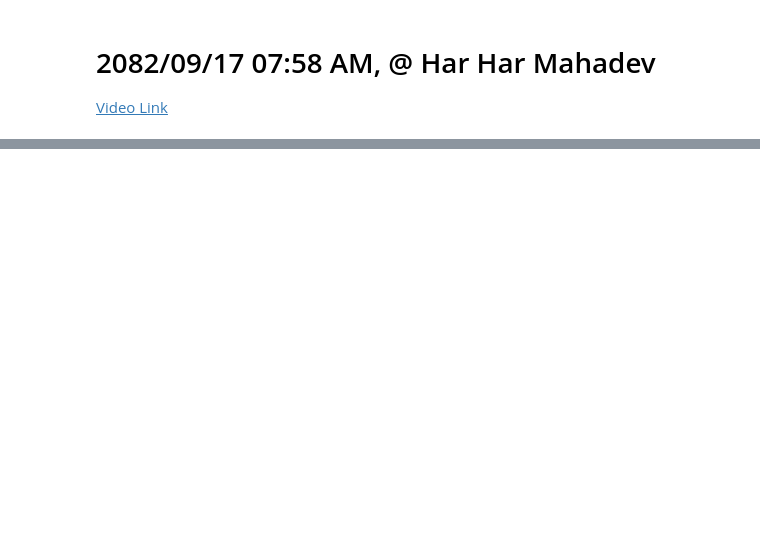
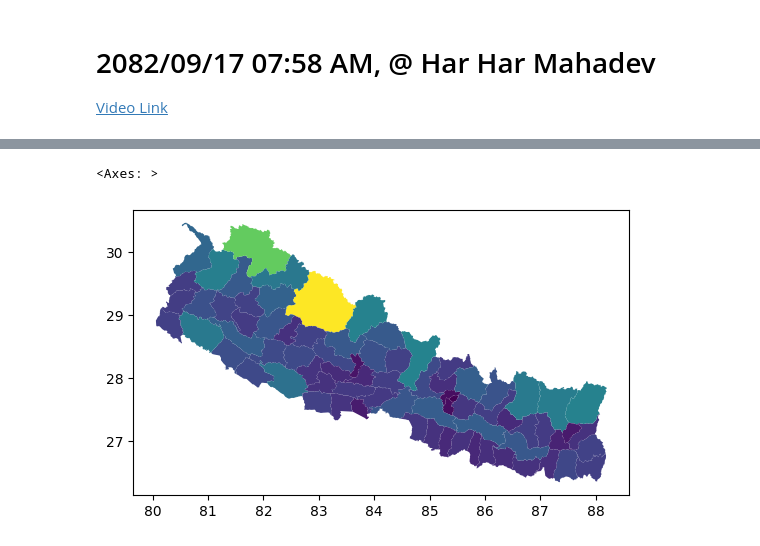
Before and after one commit to BimalGhimire38/Extra_Python_Stuffs, a Jupyter notebook: 01_Creating_Maps_with_Geopandas.ipynb, the cells around one changed output, grey strips where cells are left out. Cells and saved outputs as stored; diff of their text form; code cells hidden in the pictures; blank space fills up the shorter version.

```diff
--- a/01_Creating_Maps_with_Geopandas.ipynb
+++ b/01_Creating_Maps_with_Geopandas.ipynb
@@ -35,0 +43,5 @@ gdf.head()
+# %%
+gdf.plot('Shape_Area')
+# %% [output]
+<Axes: >
+[figure, added]
```
Also changed, not shown: parts of 3 cells of this notebook.
